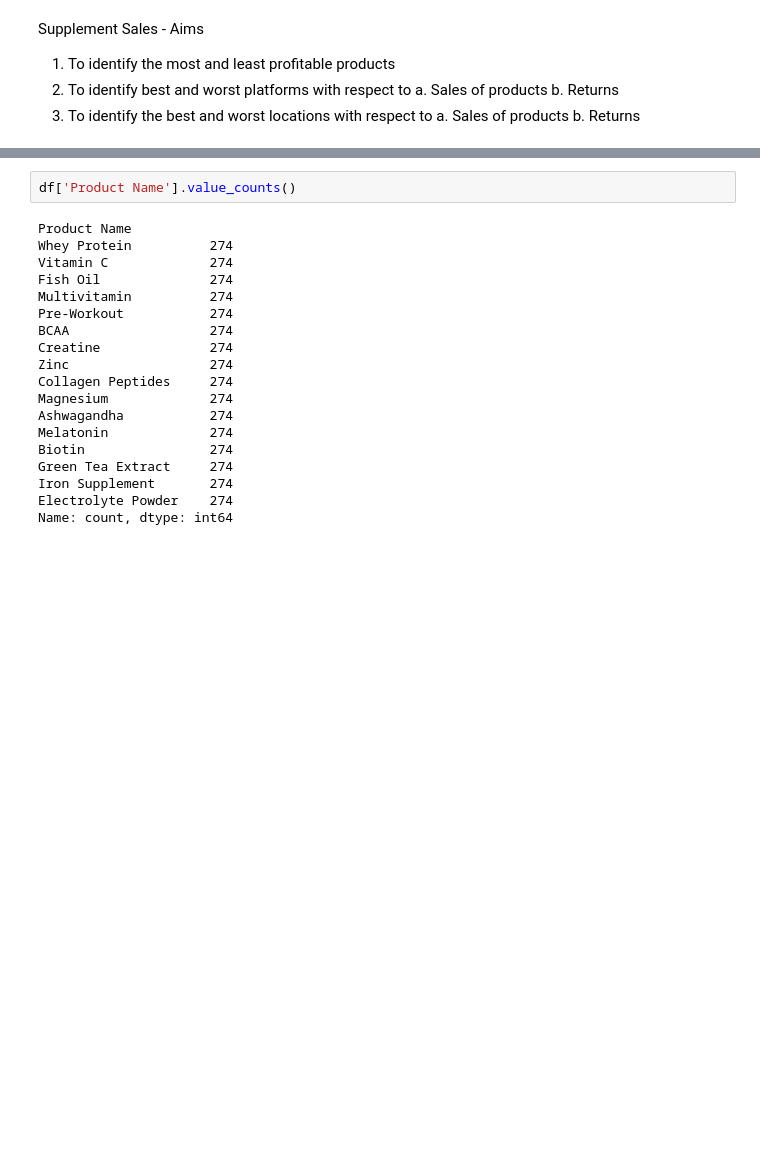
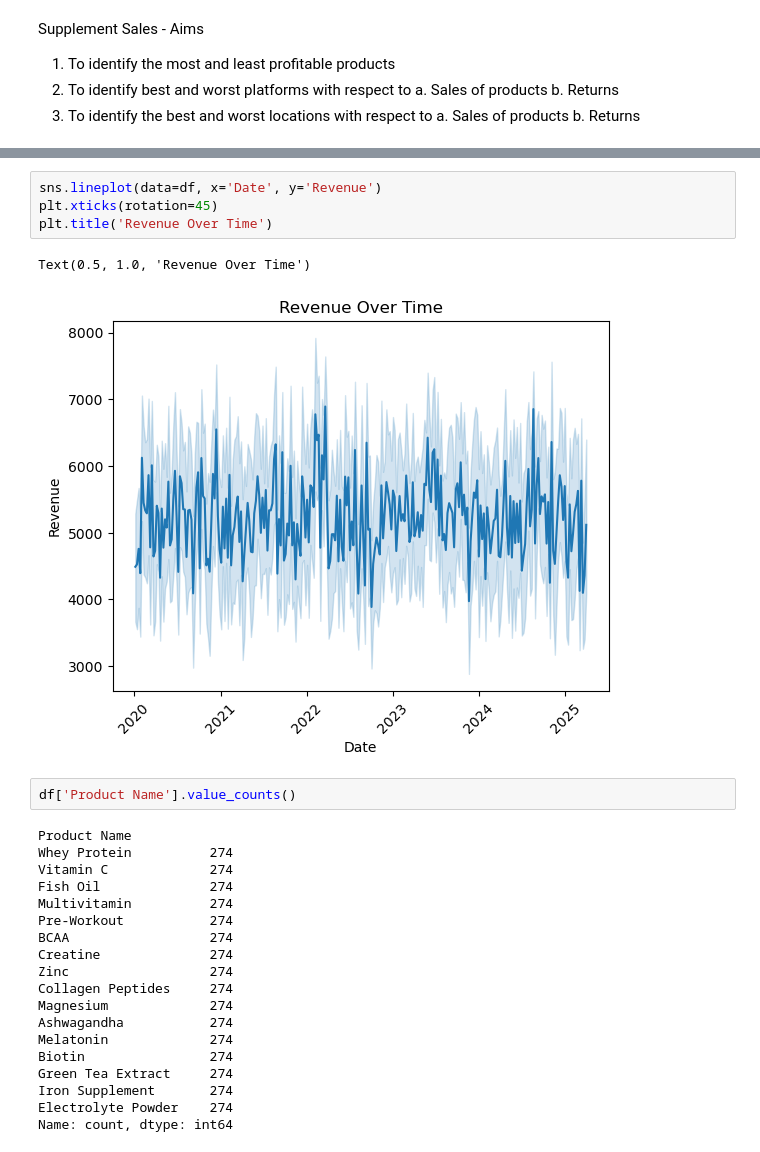
Before and after one commit to Mohamed-Shaheedullah/supplement-sales-EDA, a Jupyter notebook: supplement-sales-analysis.ipynb, the cells around one changed output, grey strips where cells are left out. Drawn from its saved outputs; the diff is of its cells as text; blank space fills up the shorter version.

Commit message:
following video, lineplot over time

```diff
--- a/supplement-sales-analysis.ipynb
+++ b/supplement-sales-analysis.ipynb
@@ -65,3 +98,10 @@ Supplement Sales - Aims
+# %%
+sns.lineplot(data=df, x='Date', y='Revenue')
+plt.xticks(rotation=45)
+plt.title('Revenue Over Time')
+# %% [output]
+Text(0.5, 1.0, 'Revenue Over Time')
+[figure, added]
 # %%
 df['Product Name'].value_counts()
 # %% [output]
```
Also changed, not shown: parts of 5 cells of this notebook.
